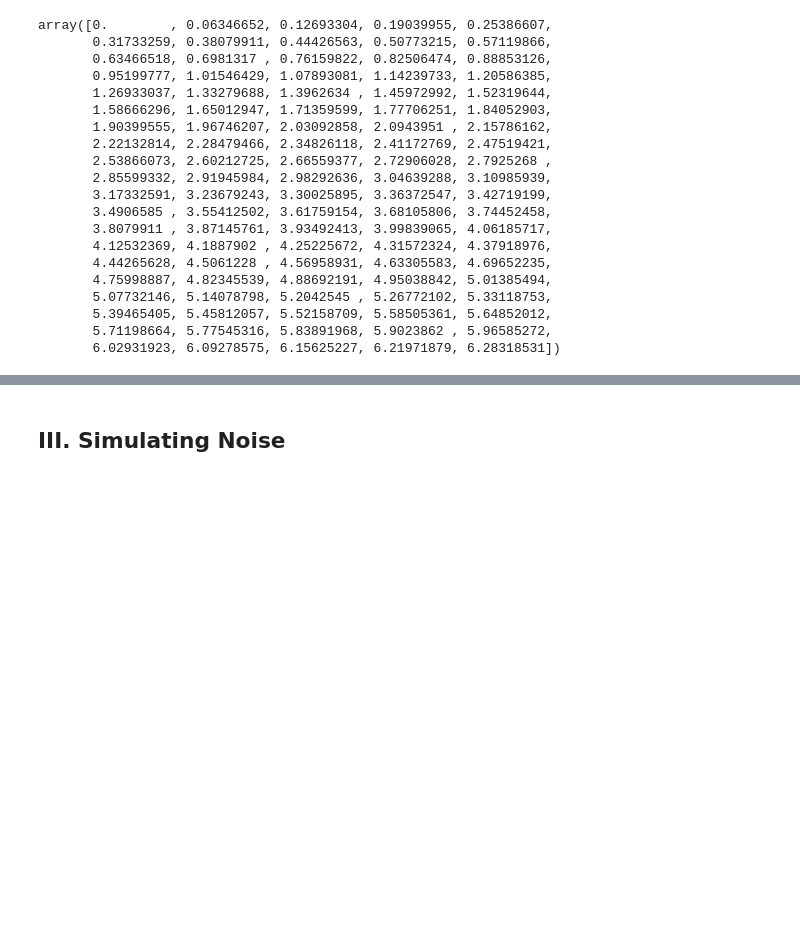
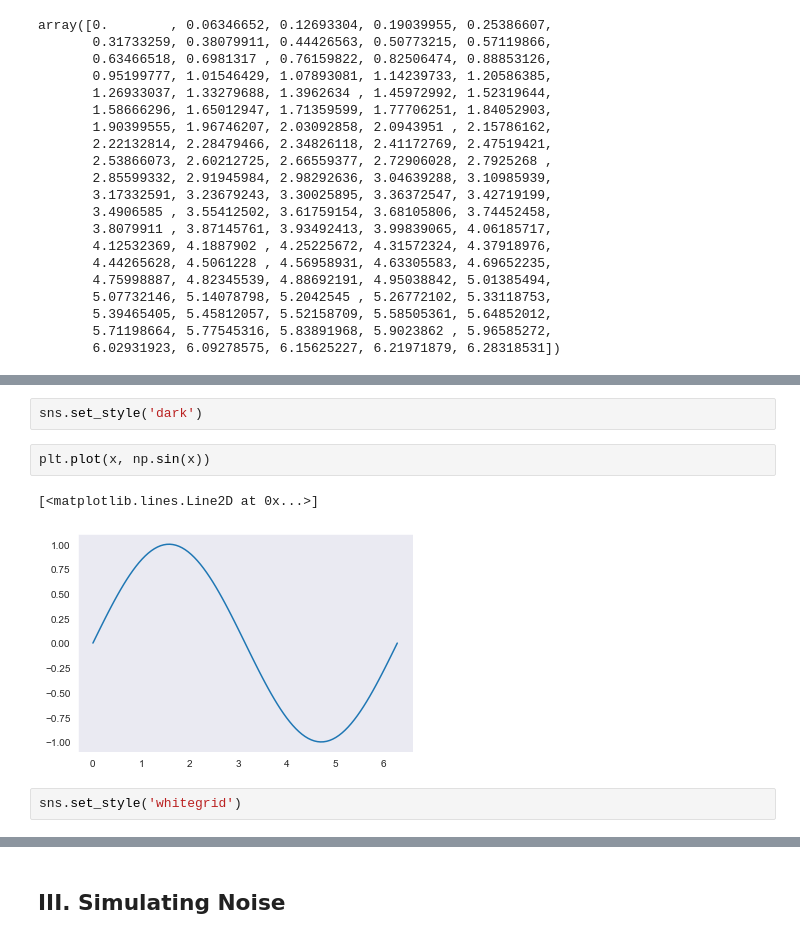
Before and after one commit to tundeiness/How_the_World_Works, a Jupyter notebook: 1 - Workbook - Fake It Til You Make It (Simulations).ipynb, the cells around one changed output, grey strips where cells are left out. Cells and saved outputs as stored; diff of their text form; blank space fills up the shorter version.

```diff
--- a/1 - Workbook - Fake It Til You Make It (Simulations).ipynb
+++ b/1 - Workbook - Fake It Til You Make It (Simulations).ipynb
@@ -68,0 +106,9 @@ array([0.        , 0.06346652, 0.12693304, 0.19039955, 0.25386607,
+# %%
+sns.set_style('dark')
+# %%
+plt.plot(x, np.sin(x))
+# %% [output]
+[<matplotlib.lines.Line2D at 0x...>]
+[figure, added]
+# %%
+sns.set_style('whitegrid')
```
Also changed, not shown: parts of 13 cells of this notebook, 1 other file.
